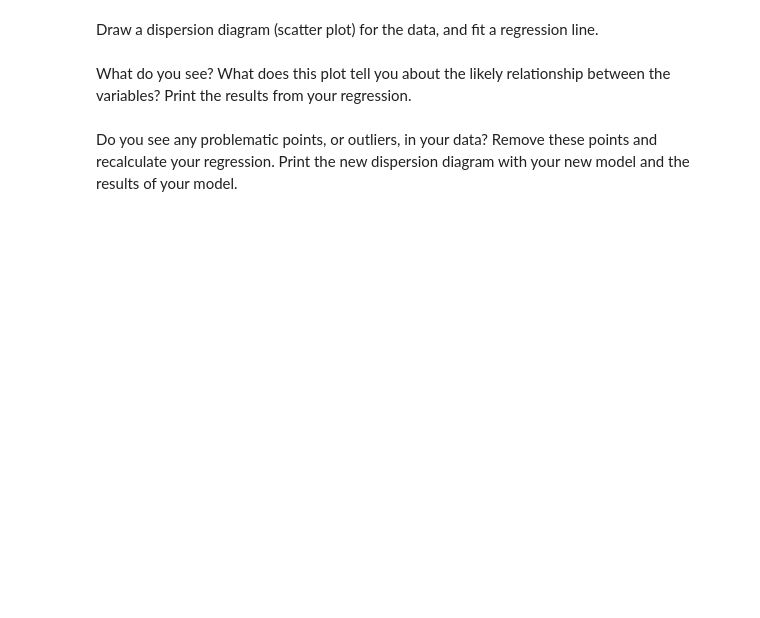
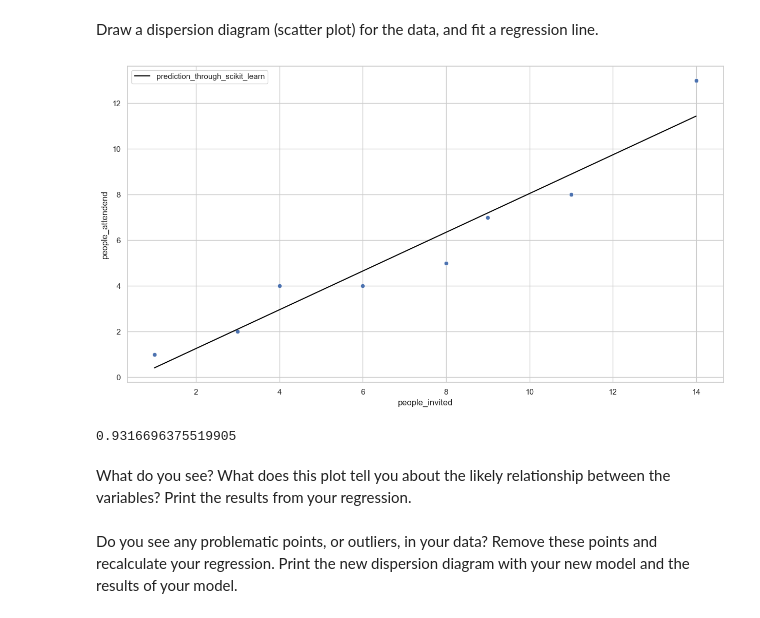
Before and after one commit to Ironhack-data-bcn-oct-2023/lab-regression-analysis, a Jupyter notebook: your-code.ipynb, the cells around one changed output. Saved outputs shown, nothing was run; the diff lists cells and outputs as text; code cells hidden in the pictures; blank space fills up the shorter version.

```diff
--- a/your-code.ipynb
+++ b/your-code.ipynb
@@ -95,0 +241,3 @@ First, build a dataframe with the data.
+# %%
+parties = pd.DataFrame({'people_invited':[1,3,4,6,8,9,11,14],'people_attendend':[1,2,4,4,5,7,8,13]})
+parties
@@ -100,2 +256,20 @@ Draw a dispersion diagram (scatter plot) for the data, and fit a regression line
+# %%
+lr = LinearRegression()
+X = parties[["people_invited"]]
+y = parties.people_attendend
+
+lr.fit(X, y);
+# %%
+parties["prediction_through_scikit_learn"] = parties["people_invited"] * lr.coef_[0] + lr.intercept_
+sns.scatterplot(x=parties["people_invited"], y=parties["people_attendend"])
+plt.plot(parties["people_invited"], parties["prediction_through_scikit_learn"], c="black", label="prediction_through_scikit_learn")
+plt.legend();
+# %% [output]
+[figure, added]
+# %%
+r2 = metrics.r2_score(parties.people_attendend, parties["prediction_through_scikit_learn"])
+r2
+# %% [output]
+0.9316696375519905
 # %% [markdown]
 What do you see? What does this plot tell you about the likely relationship between the variables? Print the results from your regression.
```
Also changed, not shown: parts of 44 cells of this notebook.
